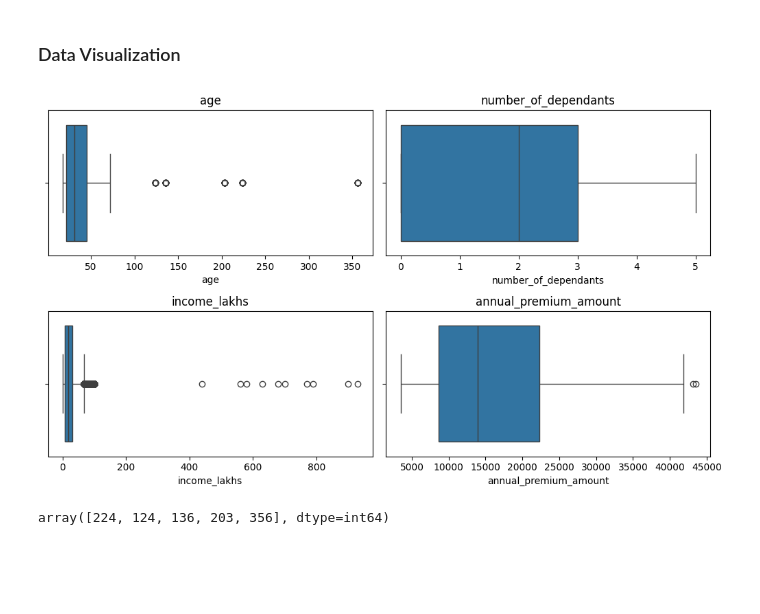
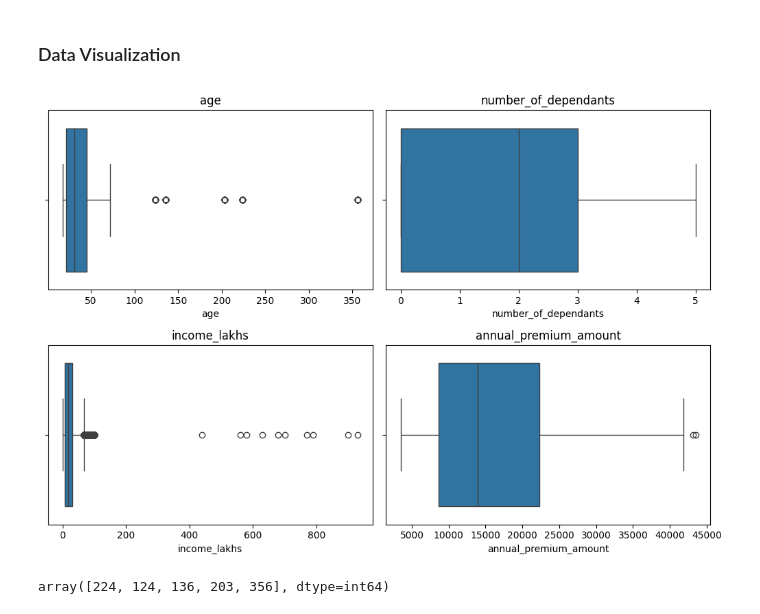
Before and after one commit to sameerdiwse/CareCostPredictor, a Jupyter notebook: CareCostPredictor.ipynb, the cells around one changed output. Cells and saved outputs as stored; diff of their text form; code cells hidden in the pictures; blank space fills up the shorter version.

```diff
--- a/CareCostPredictor.ipynb
+++ b/CareCostPredictor.ipynb
@@ -63,3 +65,6 @@ df.dropna(inplace=True)
 df.duplicated().sum()
 # %% [output]
 0
+# %%
+df.drop_duplicates(inplace=True)
+df.duplicated().sum()
@@ -102,17 +109,17 @@ Name: number_of_dependants, dtype: float64
 num_columns = df.select_dtypes(['float64', 'int64']).columns
 # %%
 # Plotting box plot
-plt.figure(figsize=(10, 6))
+plt.figure(figsize=(10, 7))
 
 for i, column in enumerate(num_columns):
     plt.subplot(2, 2, i + 1)
     sns.boxplot(x=df[column])
     plt.title(column)
 
 plt.tight_layout()
 plt.show()
 # %% [output]
-[figure, old version]
+[figure, new version]
 # %%
 # Analyzing the outliers of age column
 df[df['age']>100]['age'].unique()
```
Also changed, not shown: parts of 13 cells of this notebook, 1 other file.
